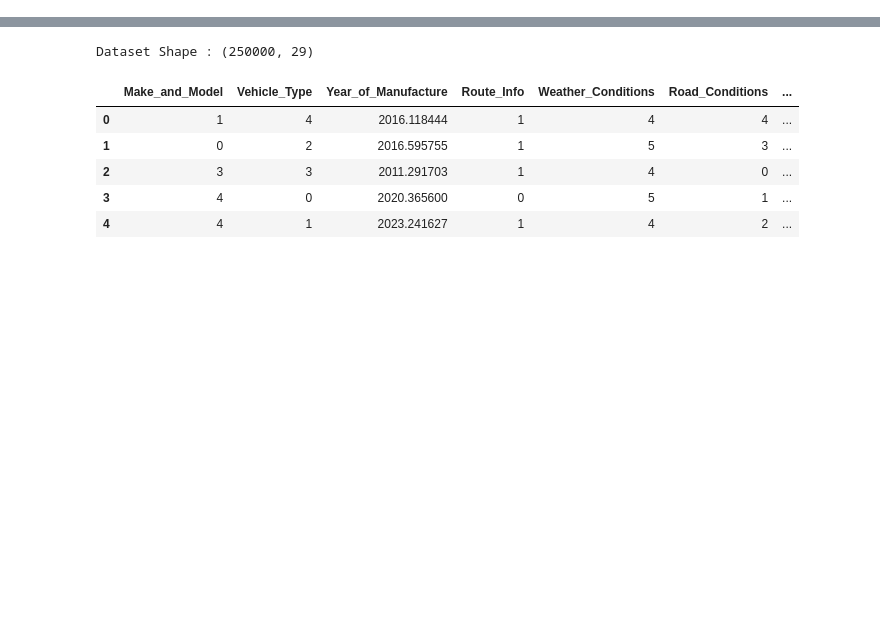
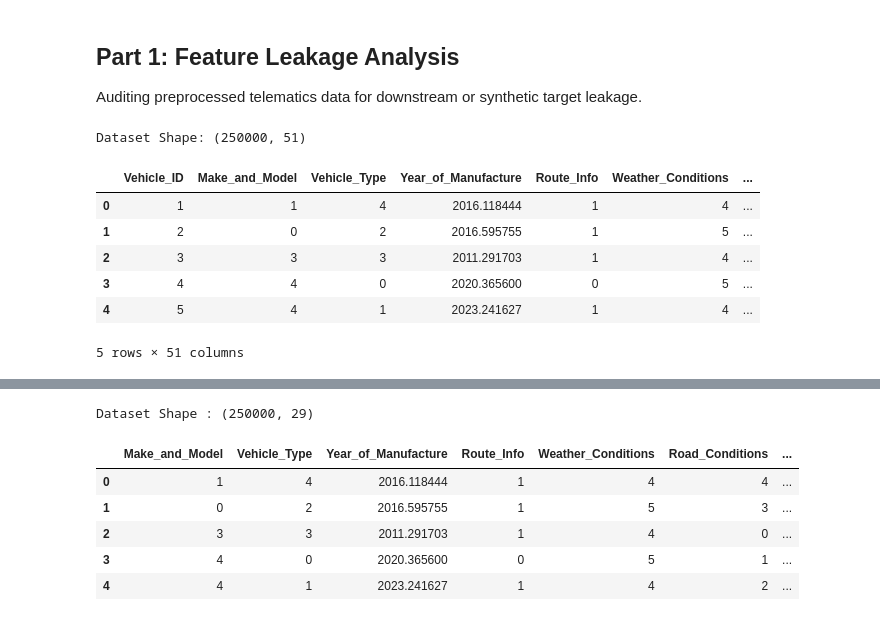
Before and after one commit to Ragavik31/Predictive-vehicle-maintenance-with-road-analysis, a Jupyter notebook: Model/03_Feature_Selection.ipynb, the cells around one changed output, grey strips where cells are left out. Cells and saved outputs as stored; diff of their text form; code cells hidden in the pictures; blank space fills up the shorter version.

```diff
--- a/Model/04_Feature_Selection.ipynb
+++ b/Model/03_Feature_Selection.ipynb
@@ -0,0 +7,19 @@
+# %% [markdown]
+## Part 1: Feature Leakage Analysis
+Auditing preprocessed telematics data for downstream or synthetic target leakage.
+# %%
+import pandas as pd
+
+df = pd.read_csv("data/processed/preprocessed_dataset.csv")
+
+print("Dataset Shape:", df.shape)
+df.head()
+# %% [output]
+Dataset Shape: (250000, 51)
+|  | Vehicle_ID | Make_and_Model | Vehicle_Type | Year_of_Manufacture | Route_Info | Weather_Conditions | ... |
+| 0 | 1 | 1 | 4 | 2016.118444 | 1 | 4 | ... |
+| 1 | 2 | 0 | 2 | 2016.595755 | 1 | 5 | ... |
+| 2 | 3 | 3 | 3 | 2011.291703 | 1 | 4 | ... |
+| 3 | 4 | 4 | 0 | 2020.365600 | 0 | 5 | ... |
+| 4 | 5 | 4 | 1 | 2023.241627 | 1 | 4 | ... |
+5 rows × 51 columns
```
Also changed, not shown: parts of 8 cells of this notebook, 53 other files.
